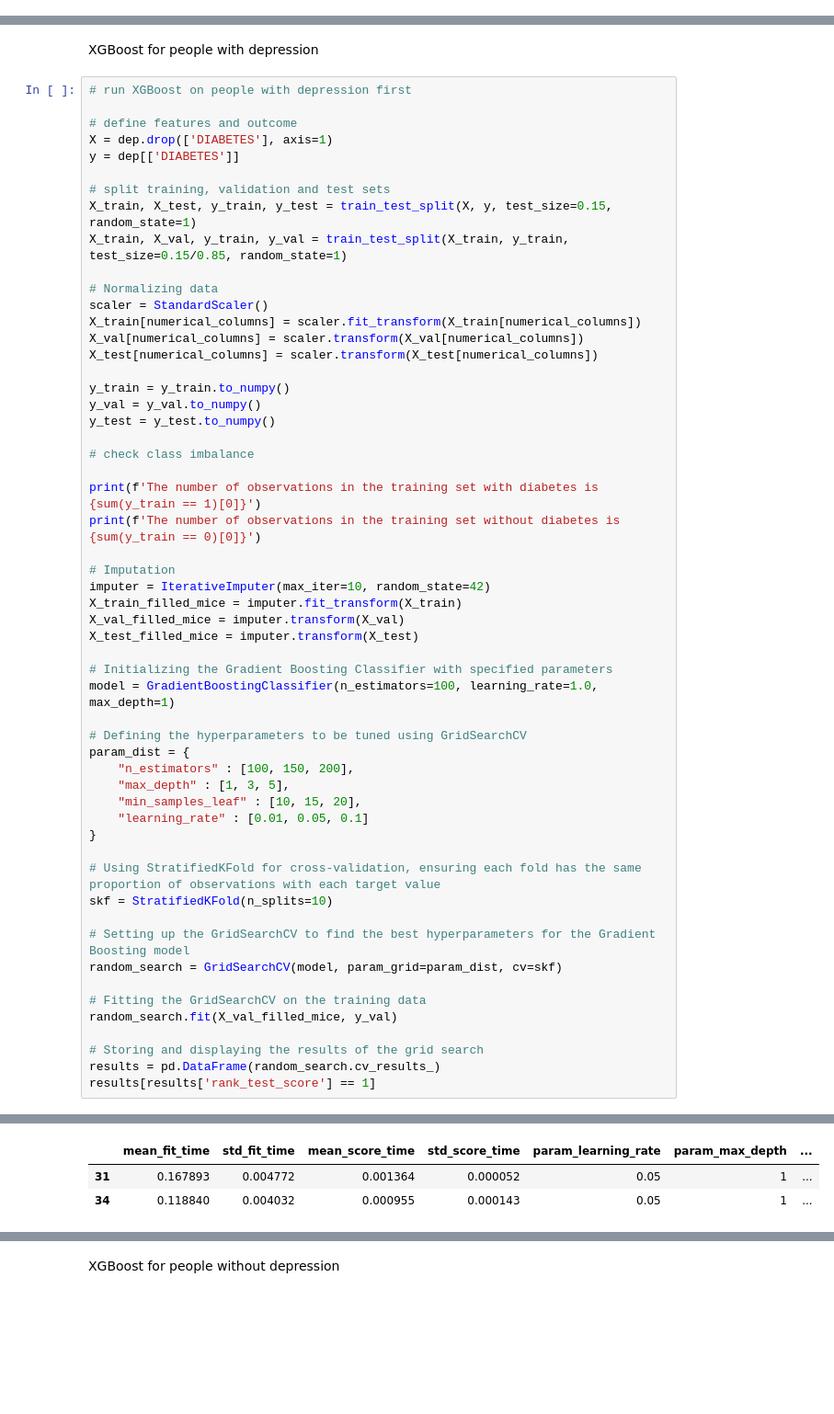
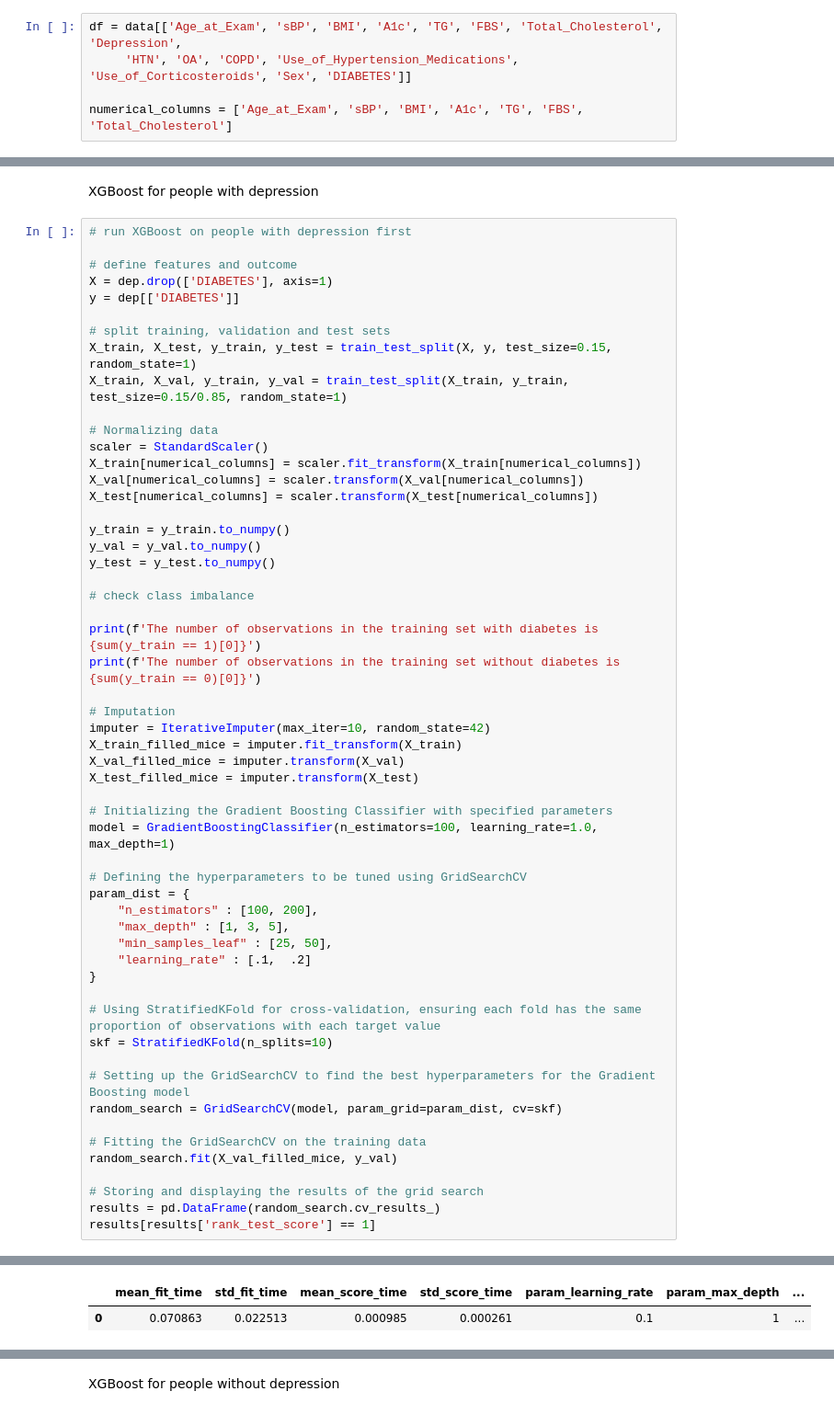
Before and after one commit to Yutong-Lu/A-Machine-Learning-Approach-for-Diabetes-Prediction-in-the-Canadian-Population, a Jupyter notebook: Updated_FINAL.ipynb, the cells around one changed output, grey strips where cells are left out. Shown at 92% size. Drawn from its saved outputs; the diff is of its cells as text; blank space fills up the shorter version.

```diff
--- a/Updated_FINAL.ipynb
+++ b/Updated_FINAL.ipynb
@@ -57,3 +150,8 @@ categorical_columns = ['Depression', 'HTN', 'OA', 'COPD', 'Use_of_Hypertension_M
+# %%
+df = data[['Age_at_Exam', 'sBP', 'BMI', 'A1c', 'TG', 'FBS', 'Total_Cholesterol', 'Depression',
+     'HTN', 'OA', 'COPD', 'Use_of_Hypertension_Medications', 'Use_of_Corticosteroids', 'Sex', 'DIABETES']]
+
+numerical_columns = ['Age_at_Exam', 'sBP', 'BMI', 'A1c', 'TG', 'FBS', 'Total_Cholesterol']
 # %%
 # define features and outcome
 X = df.drop(['DIABETES'], axis=1)
@@ -995,35 +1085,34 @@ print(f'The number of observations in the training set without diabetes is {sum(
 # Imputation
 imputer = IterativeImputer(max_iter=10, random_state=42)
 X_train_filled_mice = imputer.fit_transform(X_train)
 X_val_filled_mice = imputer.transform(X_val)
 X_test_filled_mice = imputer.transform(X_test)
 
 # Initializing the Gradient Boosting Classifier with specified parameters
 model = GradientBoostingClassifier(n_estimators=100, learning_rate=1.0, max_depth=1)
 
 # Defining the hyperparameters to be tuned using GridSearchCV
 param_dist = {
-    "n_estimators" : [100, 150, 200],
+    "n_estimators" : [100, 200],
     "max_depth" : [1, 3, 5],
-    "min_samples_leaf" : [10, 15, 20],
-    "learning_rate" : [0.01, 0.05, 0.1]
+    "min_samples_leaf" : [25, 50],
+    "learning_rate" : [.1,  .2]
 }
 
 # Using StratifiedKFold for cross-validation, ensuring each fold has the same proportion of observations with each target value
 skf = StratifiedKFold(n_splits=10)
 
 # Setting up the GridSearchCV to find the best hyperparameters for the Gradient Boosting model
 random_search = GridSearchCV(model, param_grid=param_dist, cv=skf)
 
 # Fitting the GridSearchCV on the training data
 random_search.fit(X_val_filled_mice, y_val)
 
 # Storing and displaying the results of the grid search
 results = pd.DataFrame(random_search.cv_results_)
 results[results['rank_test_score'] == 1]
 # %% [output]
 The number of observations in the training set with diabetes is 727
 The number of observations in the training set without diabetes is 757
 |  | mean_fit_time | std_fit_time | mean_score_time | std_score_time | param_learning_rate | param_max_depth | ... |
-| 31 | 0.167893 | 0.004772 | 0.001364 | 0.000052 | 0.05 | 1 | ... |
-| 34 | 0.118840 | 0.004032 | 0.000955 | 0.000143 | 0.05 | 1 | ... |
+| 0 | 0.070863 | 0.022513 | 0.000985 | 0.000261 | 0.1 | 1 | ... |
```
Also changed, not shown: parts of 29 cells of this notebook.
